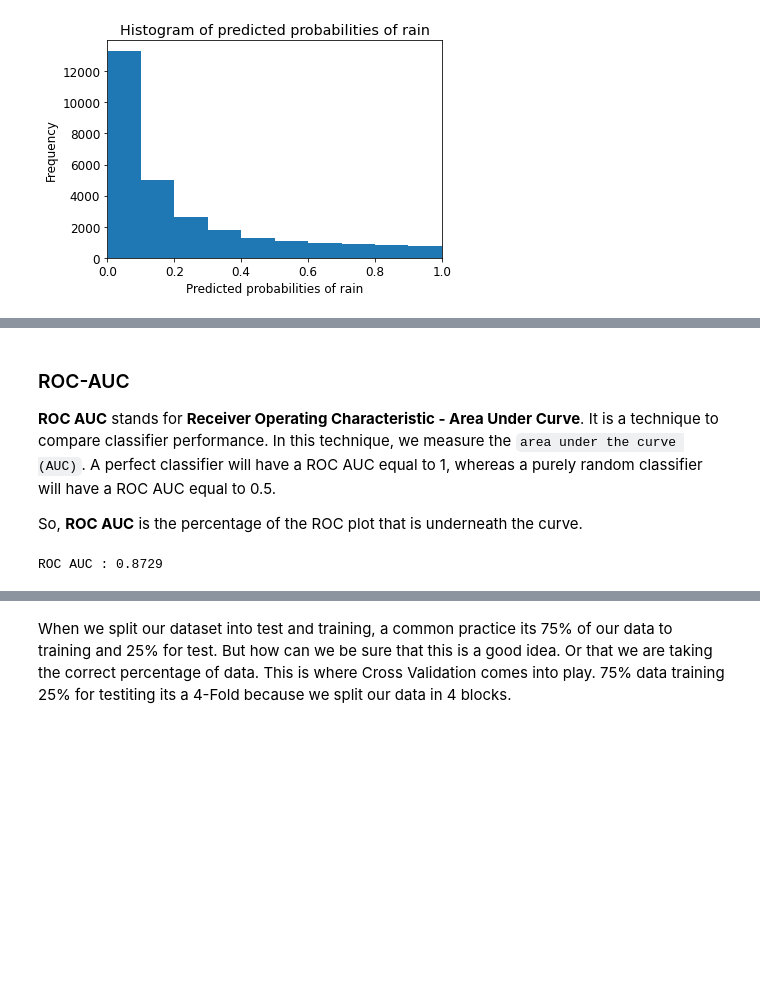
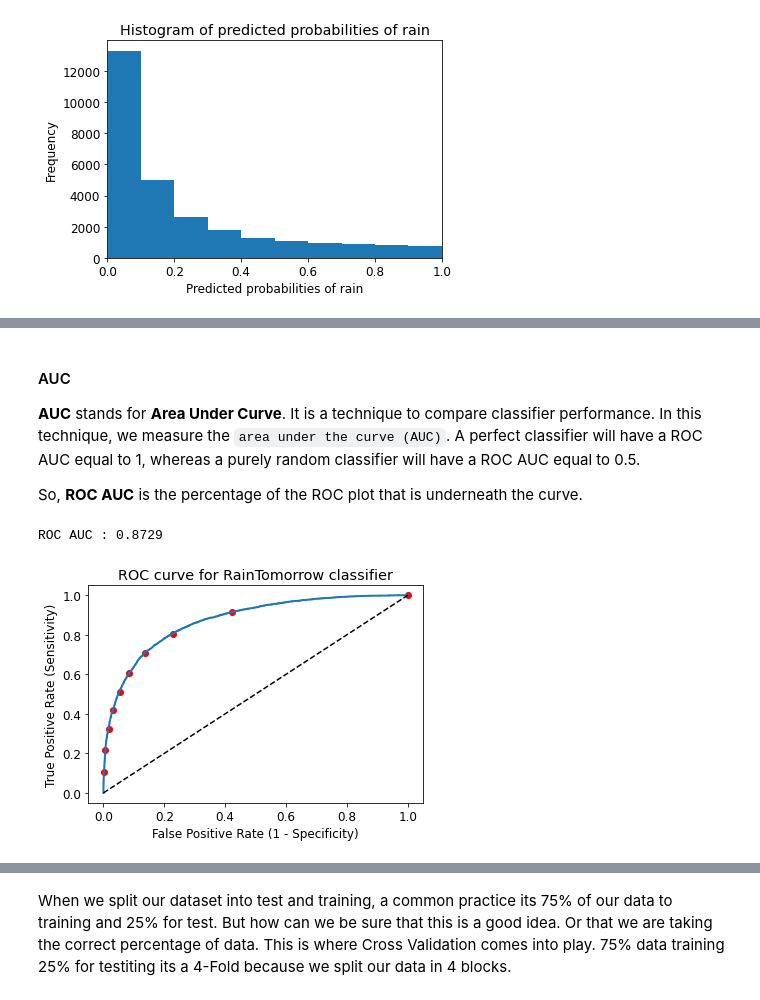
Before and after one commit to Enrique1987/Machine-Learning, a Jupyter notebook: 1_Classification_algorithms/01_Logistic_Regresion_Australian_Weather.ipynb, the cells around one changed output, grey strips where cells are left out. Cells and saved outputs as stored; diff of their text form; code cells hidden in the pictures; blank space fills up the shorter version.

```diff
--- a/1_Classification_algorithms/01_Logistic_Regresion_Australian_Weather.ipynb
+++ b/1_Classification_algorithms/01_Logistic_Regresion_Australian_Weather.ipynb
@@ -1192,8 +1201,8 @@ print(FP_rate)
 # %% [markdown]
-### ROC-AUC
+#### AUC
 
 
-**ROC AUC** stands for **Receiver Operating Characteristic - Area Under Curve**. It is a technique to compare classifier performance. In this technique, we measure the `area under the curve (AUC)`. A perfect classifier will have a ROC AUC equal to 1, whereas a purely random classifier will have a ROC AUC equal to 0.5.
+**AUC** stands for **Area Under Curve**. It is a technique to compare classifier performance. In this technique, we measure the `area under the curve (AUC)`. A perfect classifier will have a ROC AUC equal to 1, whereas a purely random classifier will have a ROC AUC equal to 0.5.
 
 
 So, **ROC AUC** is the percentage of the ROC plot that is underneath the curve.
@@ -1207,3 +1216,25 @@ ROC_AUC = roc_auc_score(y_test, y_pred1)
 print('ROC AUC : {:.4f}'.format(ROC_AUC))
 # %% [output]
 ROC AUC : 0.8729
+# %%
+# plot ROC Curve
+
+from sklearn.metrics import roc_curve
+
+fpr, tpr, thresholds = roc_curve(y_test, y_pred1, pos_label = 'Yes')
+
+plt.figure(figsize=(6, 4))
+plt.plot(fpr, tpr, linewidth=2)
+plt.plot([0, 1], [0, 1], 'k--' )
+
+plt.rcParams['font.size'] = 12
+plt.title('ROC curve for RainTomorrow classifier')
+plt.xlabel('False Positive Rate (1 - Specificity)')
+plt.ylabel('True Positive Rate (Sensitivity)')
+
+# I add the values calculate in the adjusting threshold and I plot them in red
+ax = plt.subplot(1, 1, 1)
+ax.scatter(fpr_list, recall_list,  c='red')
+plt.show()
+# %% [output]
+[figure, new version]
```
Also changed, not shown: parts of 68 cells of this notebook.
